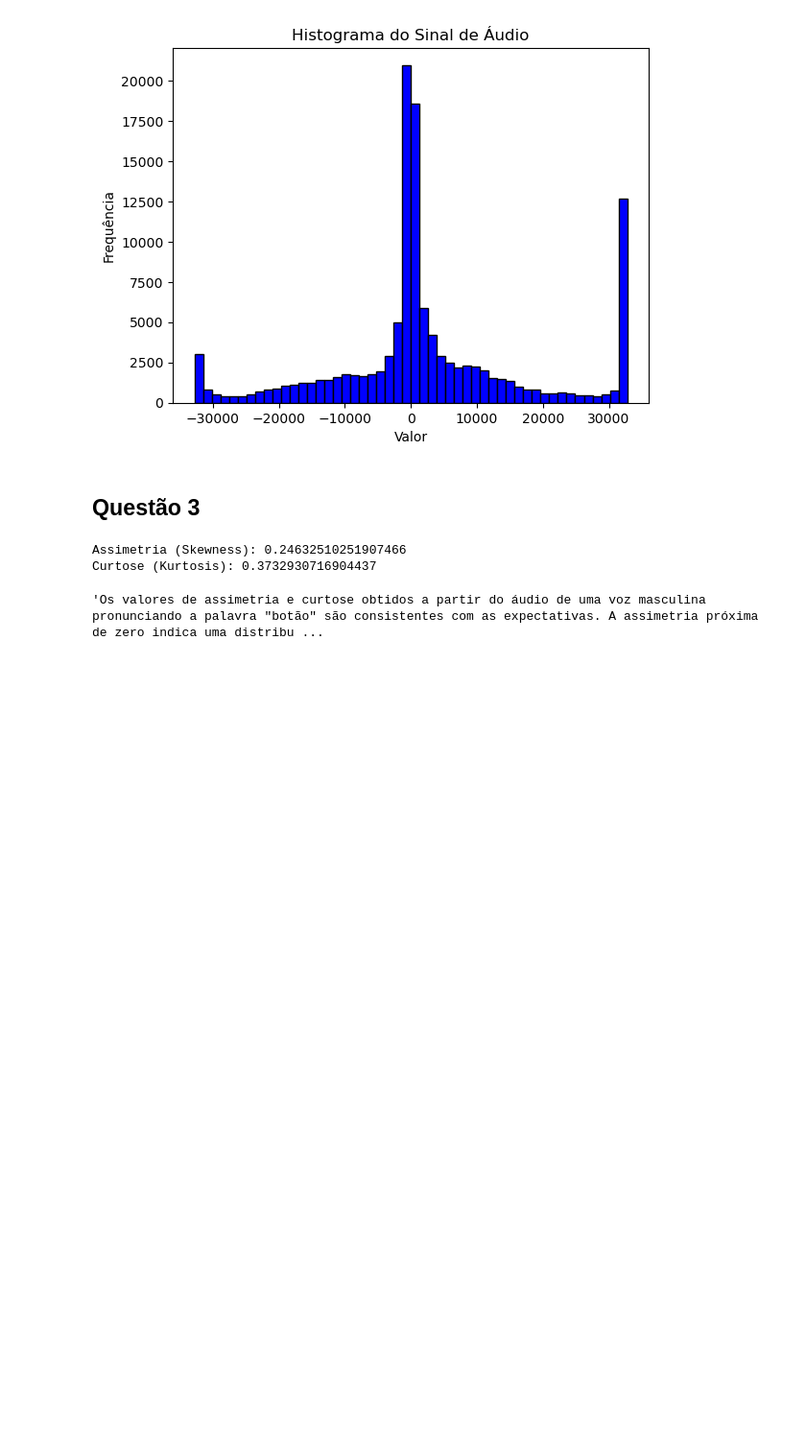
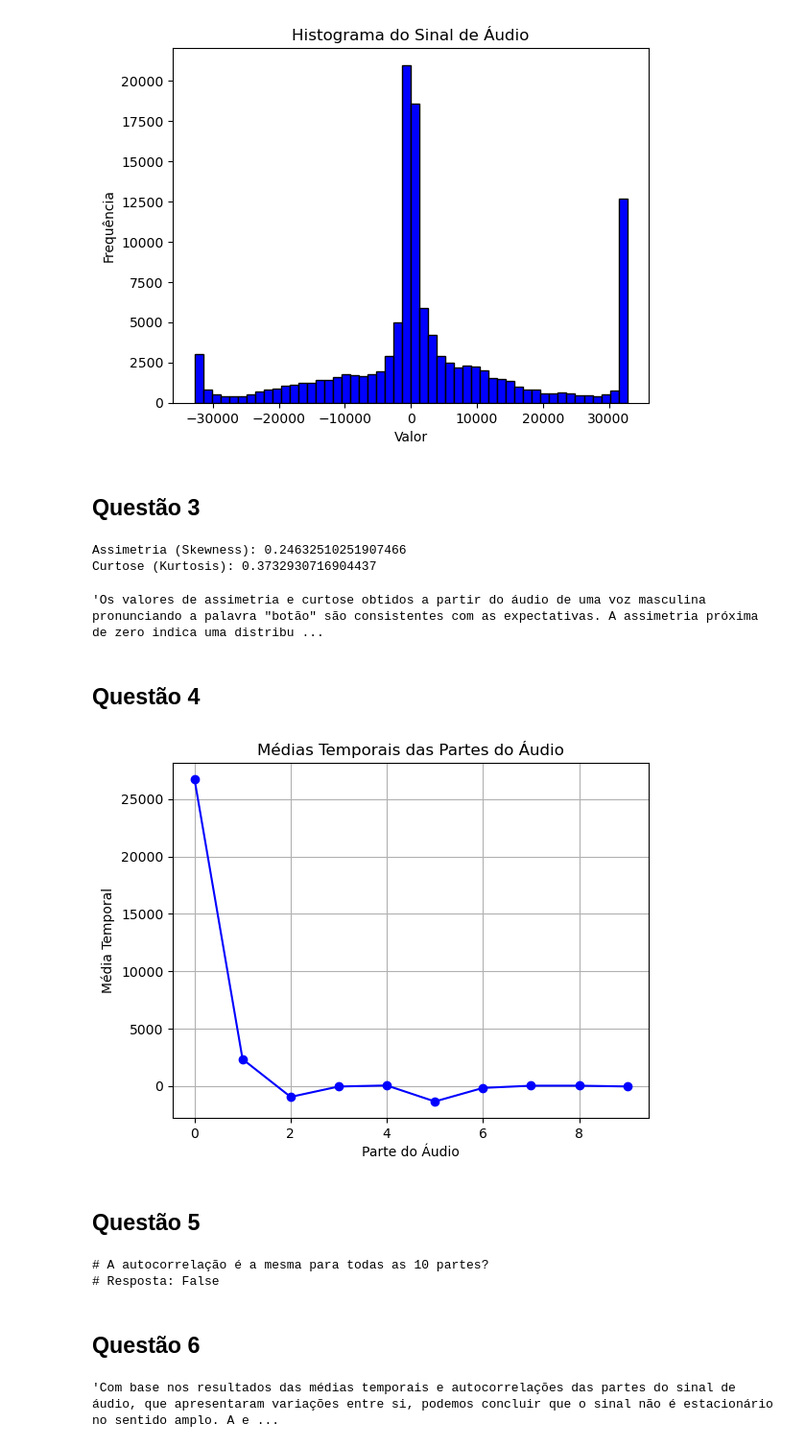
Before and after one commit to jaopaulomilitao/Pattern-Recognition-Studies-In-Audio, a Jupyter notebook: main.ipynb, the cells around one changed output. Shown at 96% size. Saved outputs shown, nothing was run; the diff lists cells and outputs as text; code cells hidden in the pictures; blank space fills up the shorter version.

```diff
--- a/main.ipynb
+++ b/main.ipynb
@@ -76,3 +100,41 @@ print(f'Curtose (Kurtosis): {curtose}')
 Assimetria (Skewness): 0.24632510251907466
 Curtose (Kurtosis): 0.3732930716904437
 'Os valores de assimetria e curtose obtidos a partir do áudio de uma voz masculina pronunciando a palavra "botão" são consistentes com as expectativas. A assimetria próxima de zero indica uma distribu ...
+# %% [markdown]
+## Questão 4
+# %%
+# Dividir o sinal de áudio em 10 partes de aproximadamente 6.000 amostras e calcular a média temporal de cada parte
+medias_temporais = calcular_medias_temporais(audio_data, num_partes=10)
+
+# Plotar as médias temporais em um gráfico de linha
+plt.plot(medias_temporais, marker='o', color='blue')
+plt.xlabel('Parte do Áudio')
+plt.ylabel('Média Temporal')
+plt.title('Médias Temporais das Partes do Áudio')
+plt.grid(True)
+plt.show()
+# %% [output]
+[figure, added]
+# %% [markdown]
+## Questão 5
+# %%
+num_atrasos = 20
+
+# Calcular a função de autocorrelação para cada parte do sinal
+autocorrelacoes = calcular_autocorrelacao_partes(audio_data, num_partes, num_atrasos)
+
+# Verificar se a autocorrelação é a mesma para todas as partes
+autocorr_same = all(np.allclose(autocorrelations[0], autocorr) for autocorr in autocorrelations[1:])
+
+# Imprimir a resposta como comentário
+print("# A autocorrelação é a mesma para todas as 10 partes?")
+print("# Resposta:", autocorr_same)
+# %% [output]
+# A autocorrelação é a mesma para todas as 10 partes?
+# Resposta: False
+# %% [markdown]
+## Questão 6
+# %%
+'''Com base nos resultados das médias temporais e autocorrelações das partes do sinal de áudio, que apresentaram variações entre si, podemos concluir que o sinal não é estacionário no sentido amplo. A estacionaridade no sentido amplo implica que as propriedades estatísticas do sinal permaneçam constantes ao longo do tempo, o que não foi observado neste caso devido às variações nas características estatísticas do sinal entre diferentes partes.'''
+# %% [output]
+'Com base nos resultados das médias temporais e autocorrelações das partes do sinal de áudio, que apresentaram variações entre si, podemos concluir que o sinal não é estacionário no sentido amplo. A e ...
```
Also changed, not shown: parts of 2 cells of this notebook.
